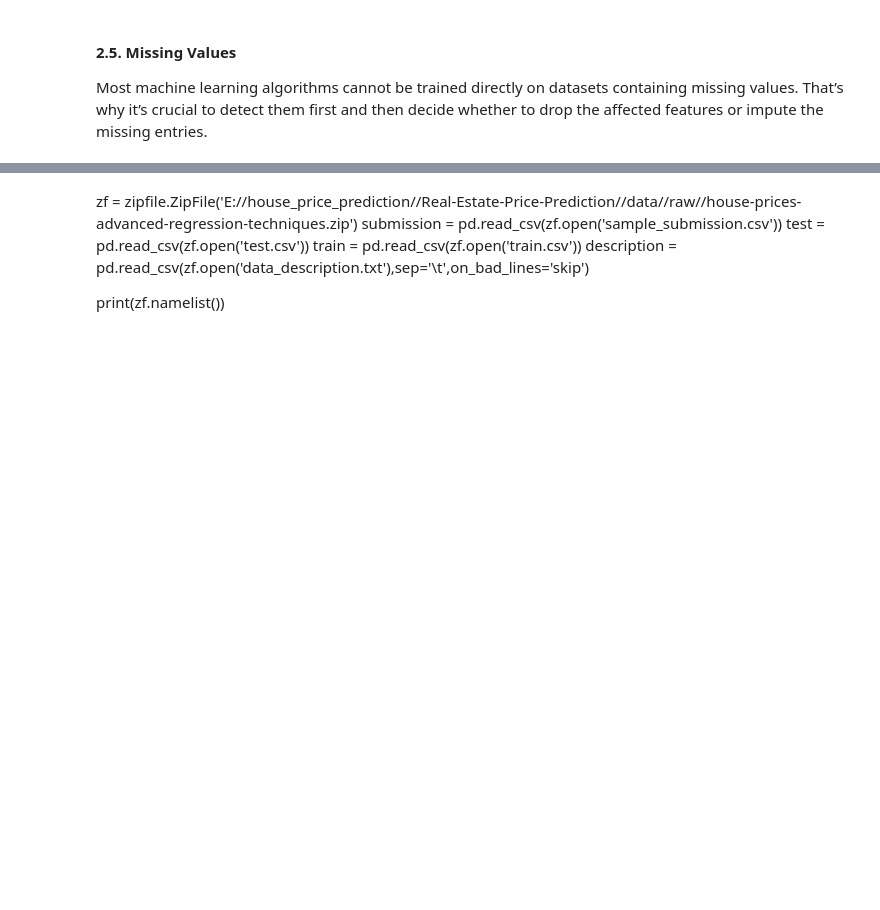
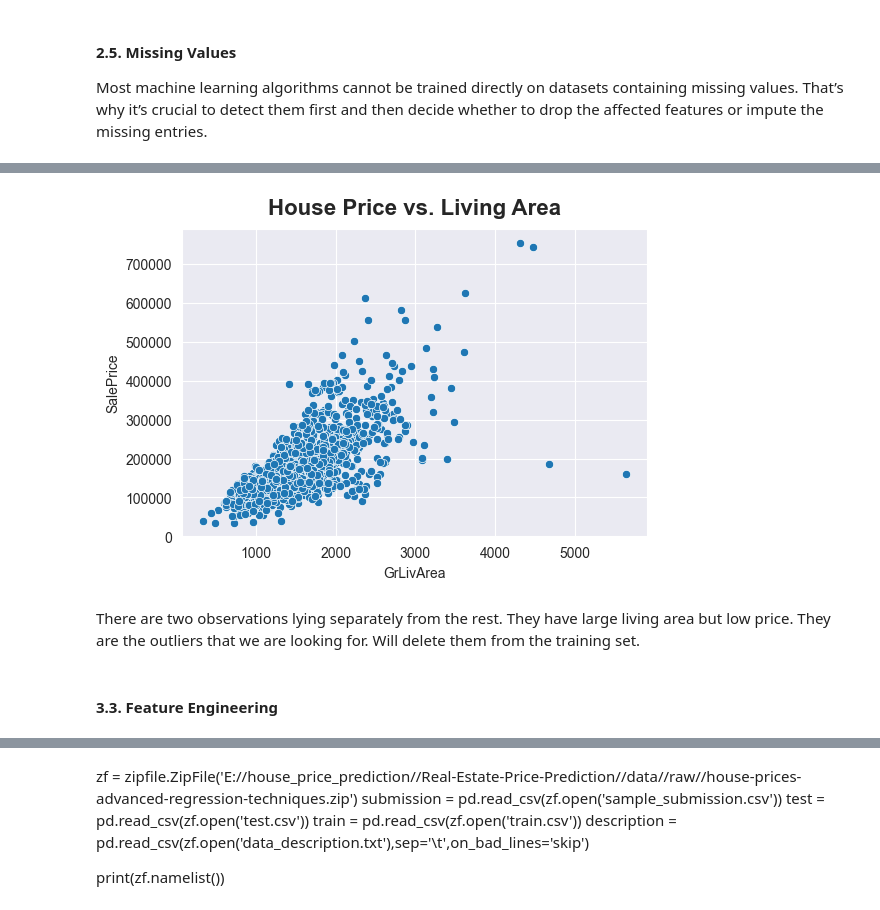
Before and after one commit to annugit1655/Real-Estate-Price-Prediction, a Jupyter notebook: Real-Estate-Price-Prediction/notebooks/house-price.ipynb, the cells around one changed output, grey strips where cells are left out. Cells and saved outputs as stored; diff of their text form; code cells hidden in the pictures; blank space fills up the shorter version.

Commit message:
data_wrangling

```diff
--- a/Real-Estate-Price-Prediction/notebooks/house-price.ipynb
+++ b/Real-Estate-Price-Prediction/notebooks/house-price.ipynb
@@ -453,0 +593,9 @@ plot_null_counts(df_train)
+# %%
+fig, ax = plt.subplots(figsize=(6, 4))
+sns.scatterplot(x='GrLivArea', y='SalePrice', data=df_train, ax=ax)
+ax.set_title('House Price vs. Living Area', fontsize=16, fontweight='bold', y=1.02)
+plt.show()
+# %% [output]
+[figure, added]
+# %% [markdown]
+There are two observations lying separately from the rest. They have large living area but low price. They are the outliers that we are looking for. Will delete them from the training set.
@@ -453,0 +607,2 @@ plot_null_counts(df_train)
+# %% [markdown]
+#### **3.3. Feature Engineering**
```
Also changed, not shown: parts of 49 cells of this notebook.
